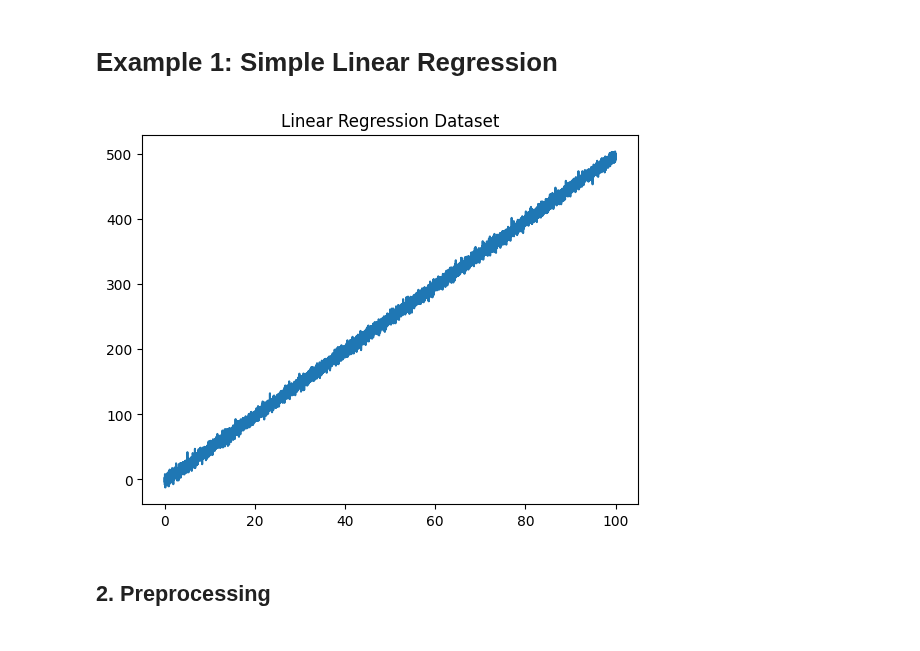
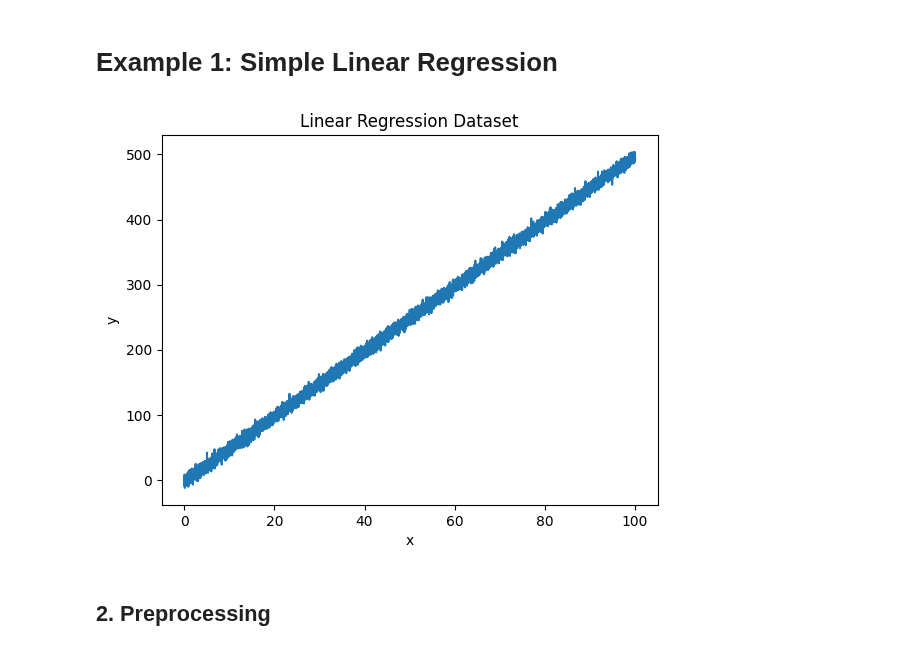
Before and after one commit to NickOLeeney/neural-network-from-scratch, a Jupyter notebook: examples/regression.ipynb, the cells around one changed output. Cells and saved outputs as stored; diff of their text form; code cells hidden in the pictures.

```diff
--- a/examples/regression.ipynb
+++ b/examples/regression.ipynb
@@ -18,21 +18,23 @@ def min_max_scaler(series):
 # %%
 n_points = 10000
 a=5
 b=-3
 alpha = 0.01
 
 x1 = np.linspace(0,100,n_points)
 y = a*x1+b
 
 white_noise = np.random.randn(len(x))*max(y)*alpha
 y = y + white_noise
 
 features = pd.DataFrame(data={'x1':x1})
 target = pd.DataFrame(data={'y':y})
 plt.plot(x1,y)
+plt.xlabel('x')
+plt.ylabel('y')
 plt.title('Linear Regression Dataset');
 # %% [output]
-[figure, old version]
+[figure, new version]
 # %% [markdown]
 ## 2. Preprocessing
 # %%
```
Also changed, not shown: parts of 9 cells of this notebook.
